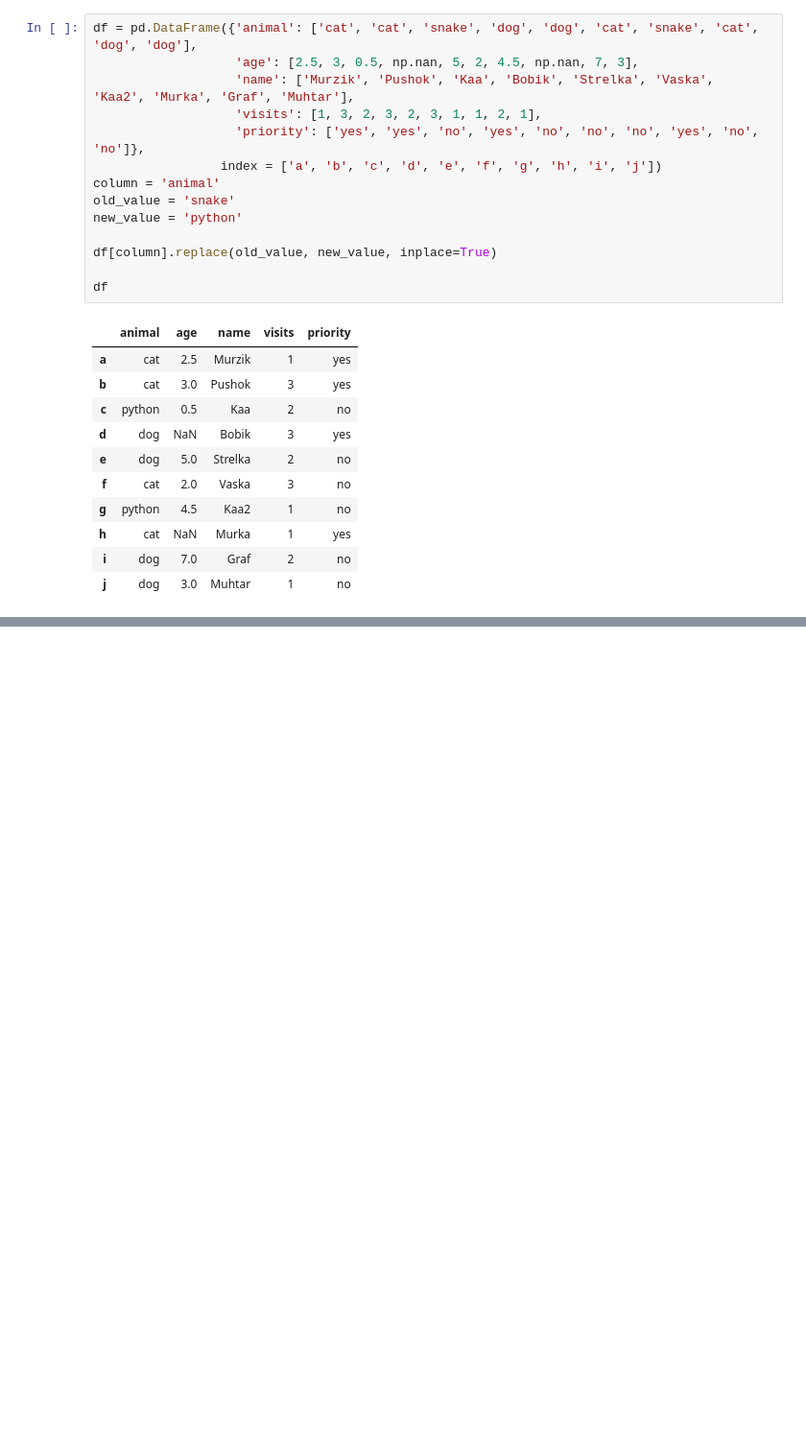
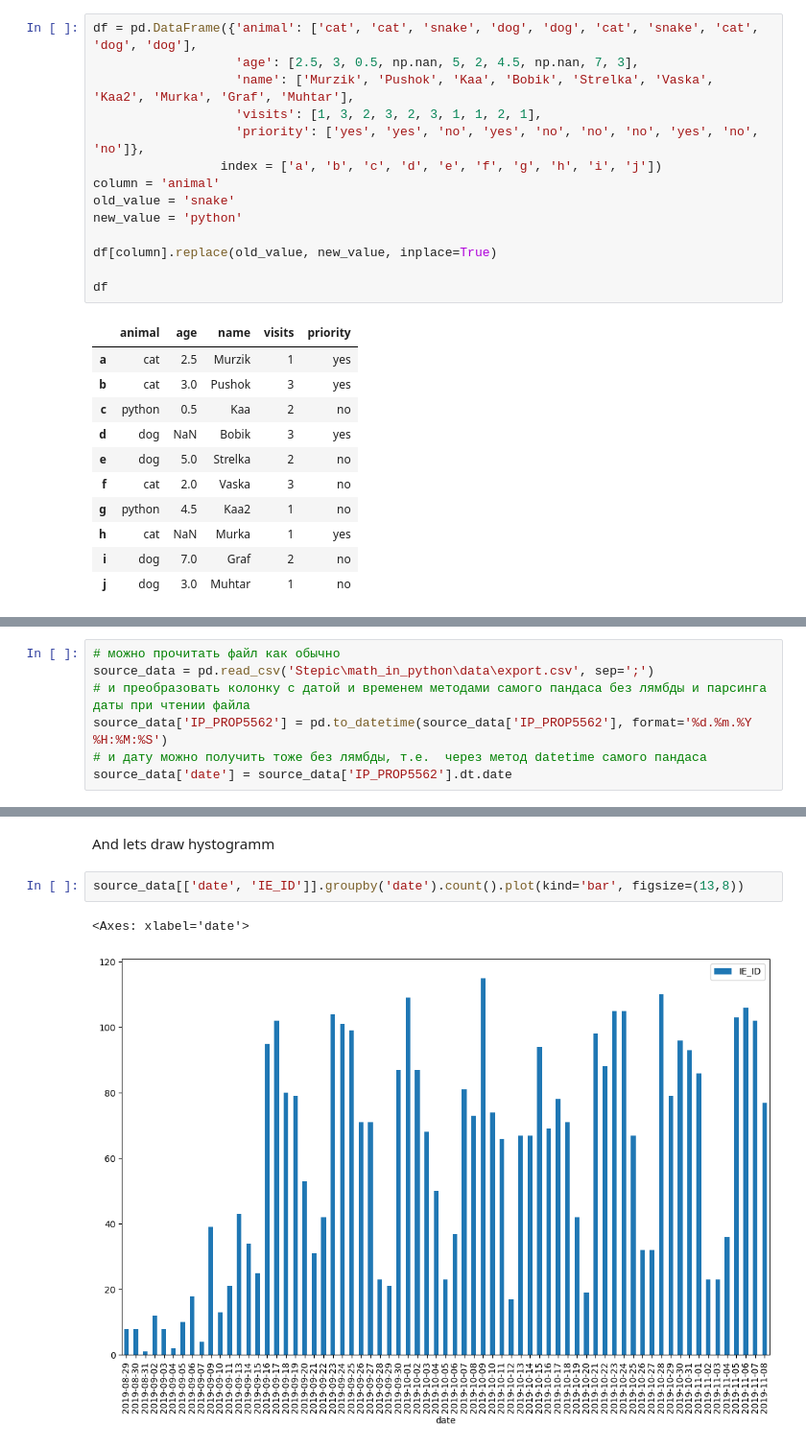
Before and after one commit to meDoLIF/self_study, a Jupyter notebook: Stepic.ipynb, the cells around one changed output, grey strips where cells are left out. Shown at 96% size. Cells and saved outputs as stored; diff of their text form; blank space fills up the shorter version.

```diff
--- a/Stepic.ipynb
+++ b/Stepic.ipynb
@@ -3309,0 +3462,7 @@ df
+# %%
+# можно прочитать файл как обычно
+source_data = pd.read_csv('Stepic\math_in_python\data\export.csv', sep=';')
+# и преобразовать колонку с датой и временем методами самого пандаса без лямбды и парсинга даты при чтении файла
+source_data['IP_PROP5562'] = pd.to_datetime(source_data['IP_PROP5562'], format='%d.%m.%Y %H:%M:%S')
+# и дату можно получить тоже без лямбды, т.е.  через метод datetime самого пандаса
+source_data['date'] = source_data['IP_PROP5562'].dt.date
@@ -3309,0 +3478,7 @@ df
+# %% [markdown]
+And lets draw hystogramm
+# %%
+source_data[['date', 'IE_ID']].groupby('date').count().plot(kind='bar', figsize=(13,8))
+# %% [output]
+<Axes: xlabel='date'>
+[figure, added]
```
Also changed, not shown: parts of 88 cells of this notebook, 16 other files.
